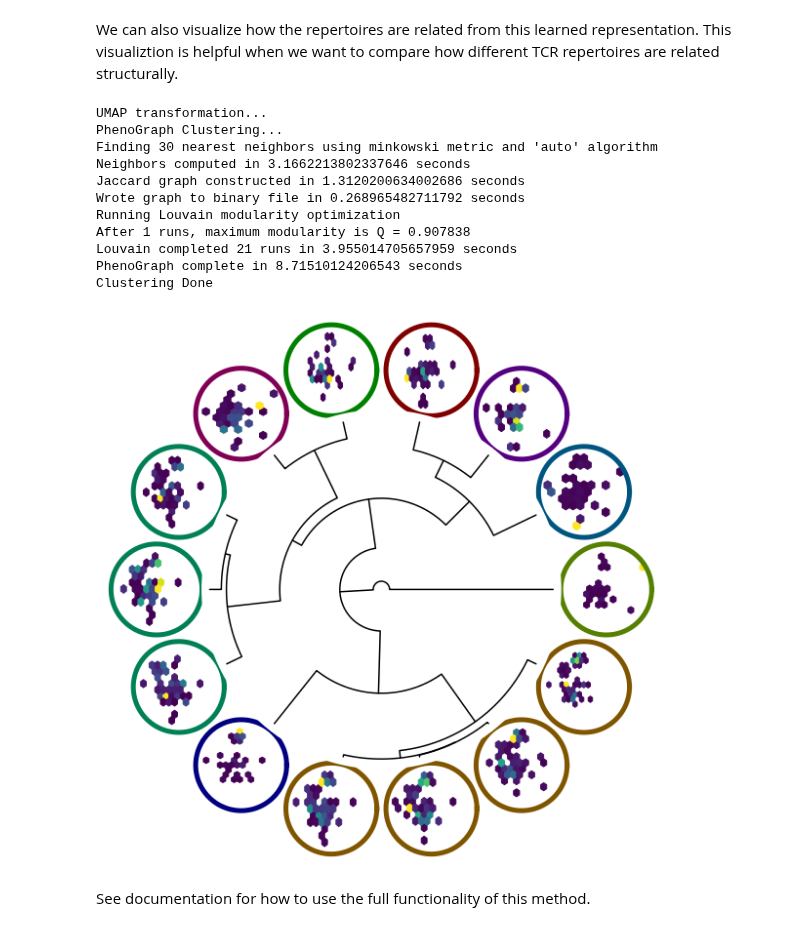
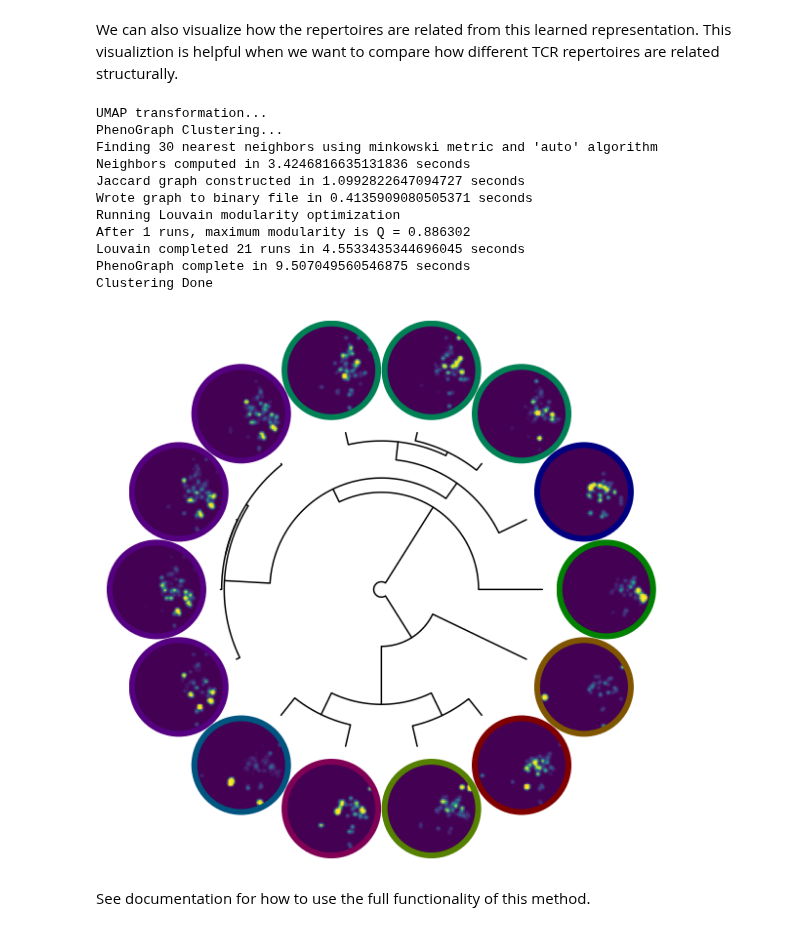
Before and after one commit to sidhomj/DeepTCR, a Jupyter notebook: tutorials/supervised/1 - Supervised Sequence Classification.ipynb, the cells around one changed output. Drawn from its saved outputs; the diff is of its cells as text; code cells hidden in the pictures.

```diff
--- a/tutorials/supervised/1 - Supervised Sequence Classification.ipynb
+++ b/tutorials/supervised/1 - Supervised Sequence Classification.ipynb
@@ -149,19 +166,19 @@ DTCR_SS.UMAP_Plot(by_class=True,freq_weight=True,scale=2000,set='test')
 # %% [markdown]
 We can also visualize how the repertoires are related from this learned representation. This visualiztion is helpful when we want to compare how different TCR repertoires are related structurally.
-# %%
-DTCR_SS.Repertoire_Dendrogram()
-# %% [output]
-UMAP transformation...
-PhenoGraph Clustering...
-Finding 30 nearest neighbors using minkowski metric and 'auto' algorithm
-Neighbors computed in 3.1662213802337646 seconds
-Jaccard graph constructed in 1.3120200634002686 seconds
-Wrote graph to binary file in 0.268965482711792 seconds
-Running Louvain modularity optimization
-After 1 runs, maximum modularity is Q = 0.907838
-Louvain completed 21 runs in 3.955014705657959 seconds
-PhenoGraph complete in 8.71510124206543 seconds
-Clustering Done
-[figure, removed]
+# %%
+DTCR_SS.Repertoire_Dendrogram(gridsize=50,gaussian_sigma=0.75,lw=6,dendrogram_radius=0.3)
+# %% [output]
+UMAP transformation...
+PhenoGraph Clustering...
+Finding 30 nearest neighbors using minkowski metric and 'auto' algorithm
+Neighbors computed in 3.4246816635131836 seconds
+Jaccard graph constructed in 1.0992822647094727 seconds
+Wrote graph to binary file in 0.4135909080505371 seconds
+Running Louvain modularity optimization
+After 1 runs, maximum modularity is Q = 0.886302
+Louvain completed 21 runs in 4.5533435344696045 seconds
+PhenoGraph complete in 9.507049560546875 seconds
+Clustering Done
+[figure, added]
 # %% [markdown]
 See documentation for how to use the full functionality of this method.
```
Also changed, not shown: parts of 9 cells of this notebook, 6 other files.
